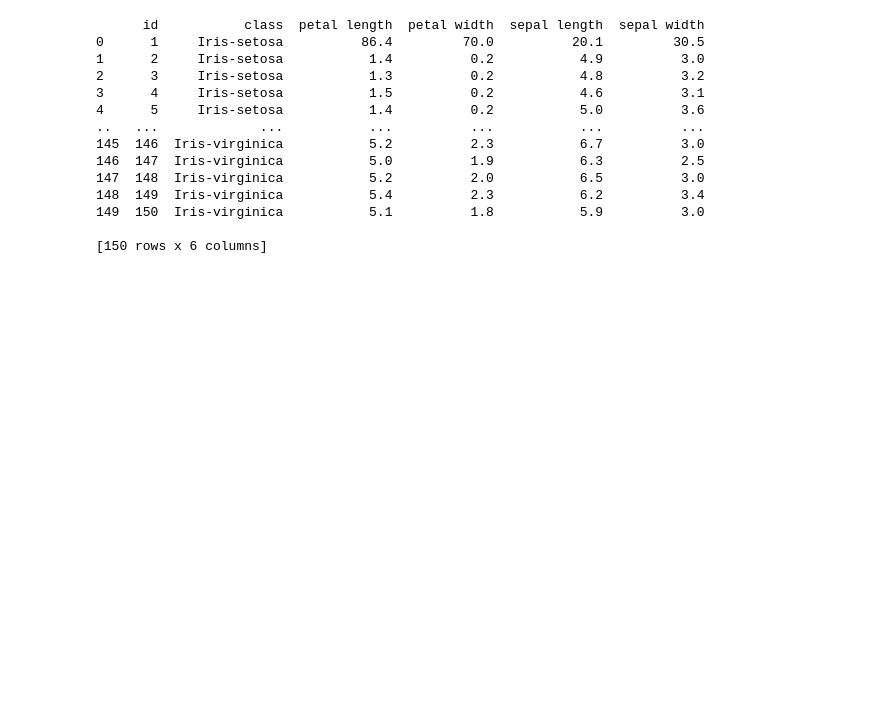
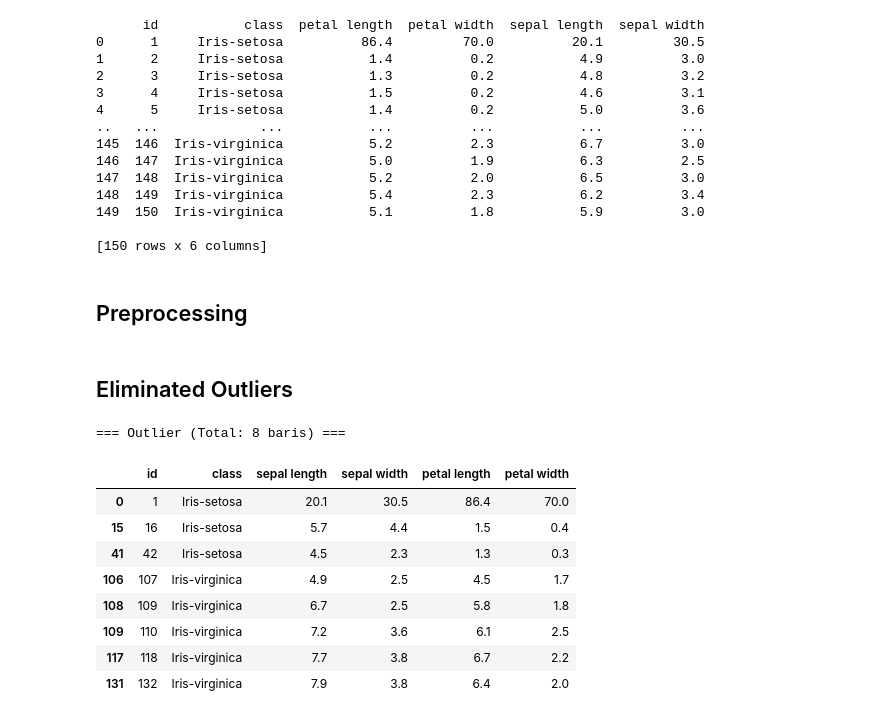
Before and after one commit to rhindottire/Data-Mining, a Jupyter notebook: pendata/Tugas2.ipynb, the cells around one changed output. Saved outputs shown, nothing was run; the diff lists cells and outputs as text; code cells hidden in the pictures; blank space fills up the shorter version.

```diff
--- a/pendata/Tugas2.ipynb
+++ b/pendata/Tugas2.ipynb
@@ -268,3 +216,5 @@ finally:
 149  150  Iris-virginica           5.1          1.8           5.9          3.0
 
 [150 rows x 6 columns]
+# %% [markdown]
+## Preprocessing
@@ -270,0 +257,16 @@ finally:
+# %% [markdown]
+## Eliminated Outliers
+# %%
+print("\n=== Outlier (Total: {} baris) ===".format(len(outliers)))
+display(outliers[['id', 'class', 'sepal length', 'sepal width', 'petal length', 'petal width']])
+# %% [output]
+=== Outlier (Total: 8 baris) ===
+|  | id | class | sepal length | sepal width | petal length | petal width |
+| 0 | 1 | Iris-setosa | 20.1 | 30.5 | 86.4 | 70.0 |
+| 15 | 16 | Iris-setosa | 5.7 | 4.4 | 1.5 | 0.4 |
+| 41 | 42 | Iris-setosa | 4.5 | 2.3 | 1.3 | 0.3 |
+| 106 | 107 | Iris-virginica | 4.9 | 2.5 | 4.5 | 1.7 |
+| 108 | 109 | Iris-virginica | 6.7 | 2.5 | 5.8 | 1.8 |
+| 109 | 110 | Iris-virginica | 7.2 | 3.6 | 6.1 | 2.5 |
+| 117 | 118 | Iris-virginica | 7.7 | 3.8 | 6.7 | 2.2 |
+| 131 | 132 | Iris-virginica | 7.9 | 3.8 | 6.4 | 2.0 |
```
Also changed, not shown: parts of 13 cells of this notebook, 4 other files.
